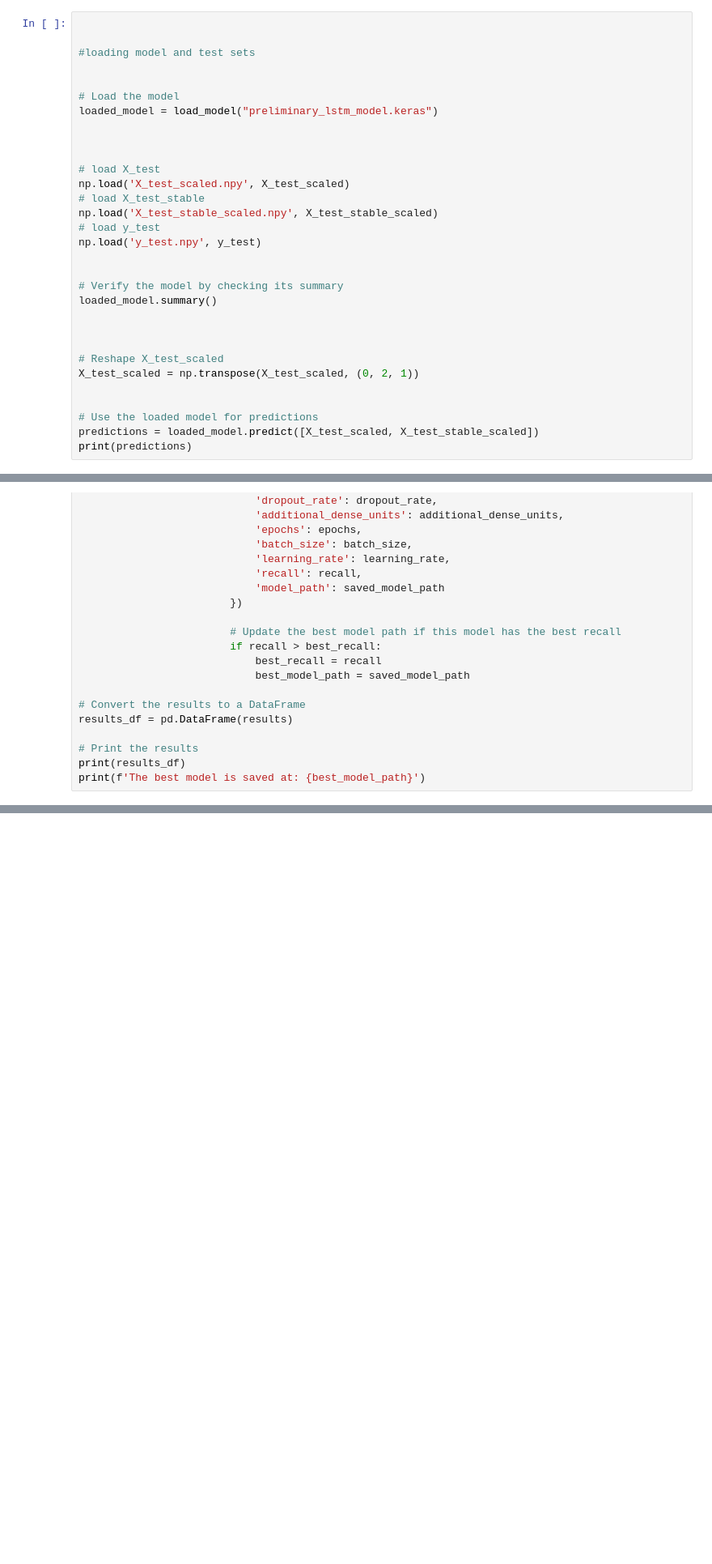
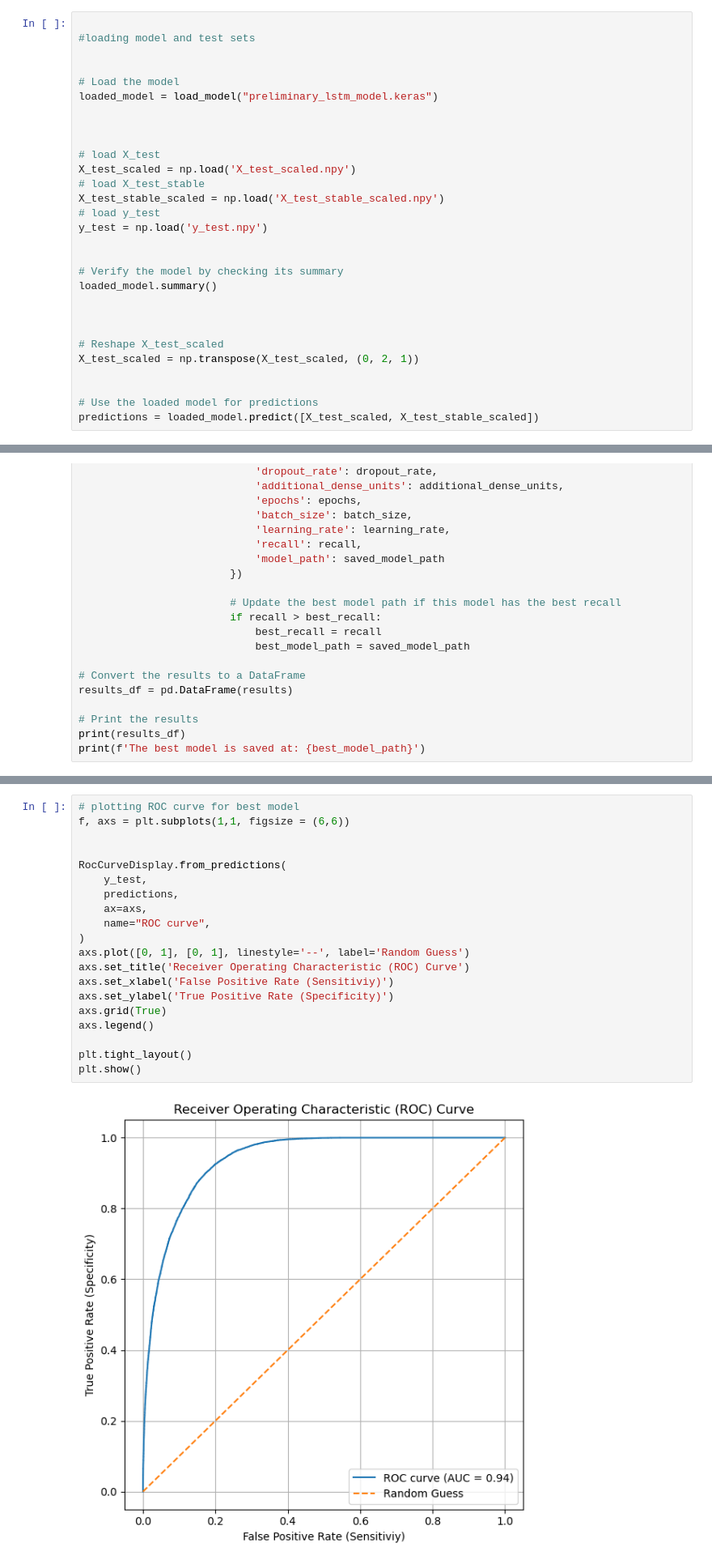
Before and after one commit to Mossd-2/DATASCI-207-Applied-Machine-Learning, a Jupyter notebook: project_notebook.ipynb, the cells around one changed output, grey strips where cells are left out. Shown at 81% size. Drawn from its saved outputs; the diff is of its cells as text; blank space fills up the shorter version.

```diff
--- a/project_notebook.ipynb
+++ b/project_notebook.ipynb
@@ -962,7 +1062,6 @@ np.save('X_test_stable_scaled.npy', X_test_stable_scaled)
 # Save y_test
 np.save('y_test.npy', y_test)
 # %%
-
 
 #loading model and test sets
 
@@ -973,11 +1072,11 @@ loaded_model = load_model("preliminary_lstm_model.keras")
 
 
 # load X_test
-np.load('X_test_scaled.npy', X_test_scaled)
+X_test_scaled = np.load('X_test_scaled.npy')
 # load X_test_stable
-np.load('X_test_stable_scaled.npy', X_test_stable_scaled)
+X_test_stable_scaled = np.load('X_test_stable_scaled.npy')
 # load y_test
-np.load('y_test.npy', y_test)
+y_test = np.load('y_test.npy')
 
 
 # Verify the model by checking its summary
@@ -991,7 +1090,6 @@ X_test_scaled = np.transpose(X_test_scaled, (0, 2, 1))
 
 # Use the loaded model for predictions
 predictions = loaded_model.predict([X_test_scaled, X_test_stable_scaled])
-print(predictions)
 # %% [markdown]
 ## Hyperparameter Tuning
 # %% [markdown]
@@ -1154,0 +1263,22 @@ print(f'Recall: {recall}')
+# %%
+# plotting ROC curve for best model
+f, axs = plt.subplots(1,1, figsize = (6,6))
+
+
+RocCurveDisplay.from_predictions(
+    y_test,
+    predictions,
+    ax=axs,
+    name="ROC curve",
+)
+axs.plot([0, 1], [0, 1], linestyle='--', label='Random Guess')
+axs.set_title('Receiver Operating Characteristic (ROC) Curve')
+axs.set_xlabel('False Positive Rate (Sensitiviy)')
+axs.set_ylabel('True Positive Rate (Specificity)')
+axs.grid(True)
+axs.legend()
+
+plt.tight_layout()
+plt.show()
+# %% [output]
+[figure, added]
```
Also changed, not shown: parts of 41 cells of this notebook.
